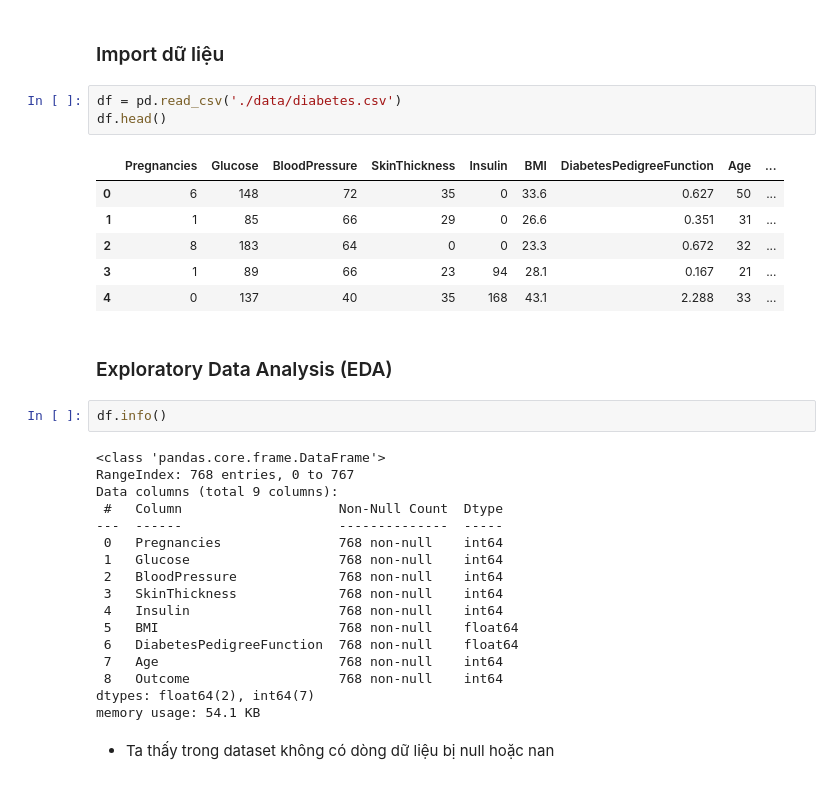
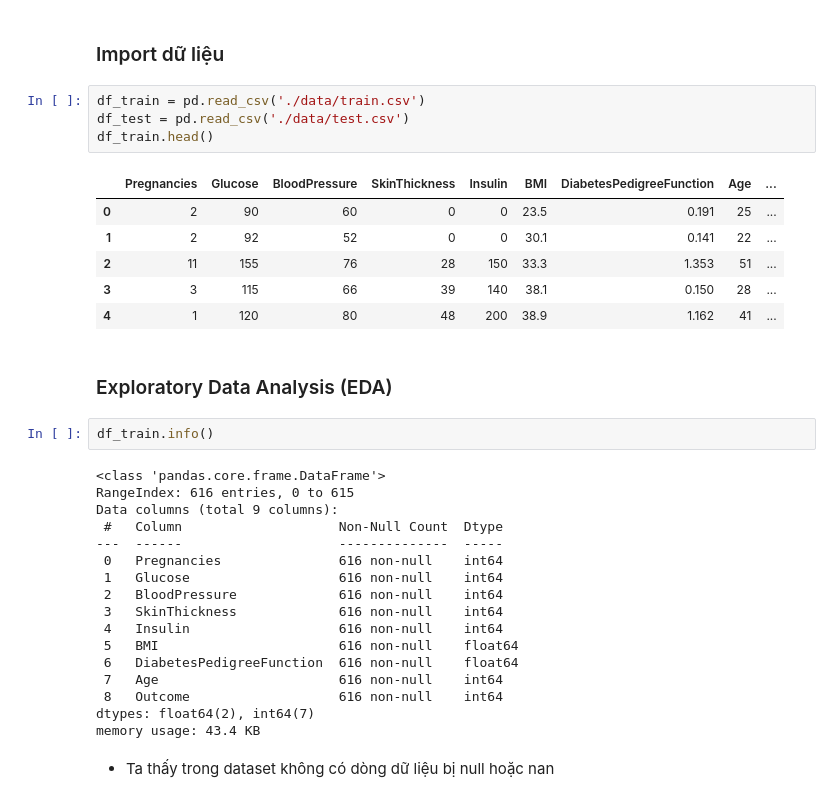
Before and after one commit to MinhNguyen-leo/SGU25_ML_GroupProject, a Jupyter notebook: Pima_indians_diabetes/Pima_indians_diabetes.ipynb, the cells around one changed output. Saved outputs shown, nothing was run; the diff lists cells and outputs as text.

```diff
--- a/Pima_indians_diabetes/Pima_indians_diabetes.ipynb
+++ b/Pima_indians_diabetes/Pima_indians_diabetes.ipynb
@@ -10,36 +21,37 @@ import seaborn as sns
 # %% [markdown]
 ### Import dữ liệu
 # %%
-df = pd.read_csv('./data/diabetes.csv')
-df.head()
+df_train = pd.read_csv('./data/train.csv')
+df_test = pd.read_csv('./data/test.csv')
+df_train.head()
 # %% [output]
 |  | Pregnancies | Glucose | BloodPressure | SkinThickness | Insulin | BMI | DiabetesPedigreeFunction | Age | ... |
-| 0 | 6 | 148 | 72 | 35 | 0 | 33.6 | 0.627 | 50 | ... |
-| 1 | 1 | 85 | 66 | 29 | 0 | 26.6 | 0.351 | 31 | ... |
-| 2 | 8 | 183 | 64 | 0 | 0 | 23.3 | 0.672 | 32 | ... |
-| 3 | 1 | 89 | 66 | 23 | 94 | 28.1 | 0.167 | 21 | ... |
-| 4 | 0 | 137 | 40 | 35 | 168 | 43.1 | 2.288 | 33 | ... |
+| 0 | 2 | 90 | 60 | 0 | 0 | 23.5 | 0.191 | 25 | ... |
+| 1 | 2 | 92 | 52 | 0 | 0 | 30.1 | 0.141 | 22 | ... |
+| 2 | 11 | 155 | 76 | 28 | 150 | 33.3 | 1.353 | 51 | ... |
+| 3 | 3 | 115 | 66 | 39 | 140 | 38.1 | 0.150 | 28 | ... |
+| 4 | 1 | 120 | 80 | 48 | 200 | 38.9 | 1.162 | 41 | ... |
 # %% [markdown]
 ### Exploratory Data Analysis (EDA)
 # %%
-df.info()
+df_train.info()
 # %% [output]
 <class 'pandas.core.frame.DataFrame'>
-RangeIndex: 768 entries, 0 to 767
+RangeIndex: 616 entries, 0 to 615
 Data columns (total 9 columns):
  #   Column                    Non-Null Count  Dtype
 ---  ------                    --------------  -----
- 0   Pregnancies               768 non-null    int64
- 1   Glucose                   768 non-null    int64
- 2   BloodPressure             768 non-null    int64
- 3   SkinThickness             768 non-null    int64
- 4   Insulin                   768 non-null    int64
- 5   BMI                       768 non-null    float64
- 6   DiabetesPedigreeFunction  768 non-null    float64
- 7   Age                       768 non-null    int64
- 8   Outcome                   768 non-null    int64
+ 0   Pregnancies               616 non-null    int64
+ 1   Glucose                   616 non-null    int64
+ 2   BloodPressure             616 non-null    int64
+ 3   SkinThickness             616 non-null    int64
+ 4   Insulin                   616 non-null    int64
+ 5   BMI                       616 non-null    float64
+ 6   DiabetesPedigreeFunction  616 non-null    float64
+ 7   Age                       616 non-null    int64
+ 8   Outcome                   616 non-null    int64
 dtypes: float64(2), int64(7)
-memory usage: 54.1 KB
+memory usage: 43.4 KB
 # %% [markdown]
 * Ta thấy trong dataset không có dòng dữ liệu bị null hoặc nan
 # %%
```
Also changed, not shown: parts of 22 cells of this notebook, 2 other files.
